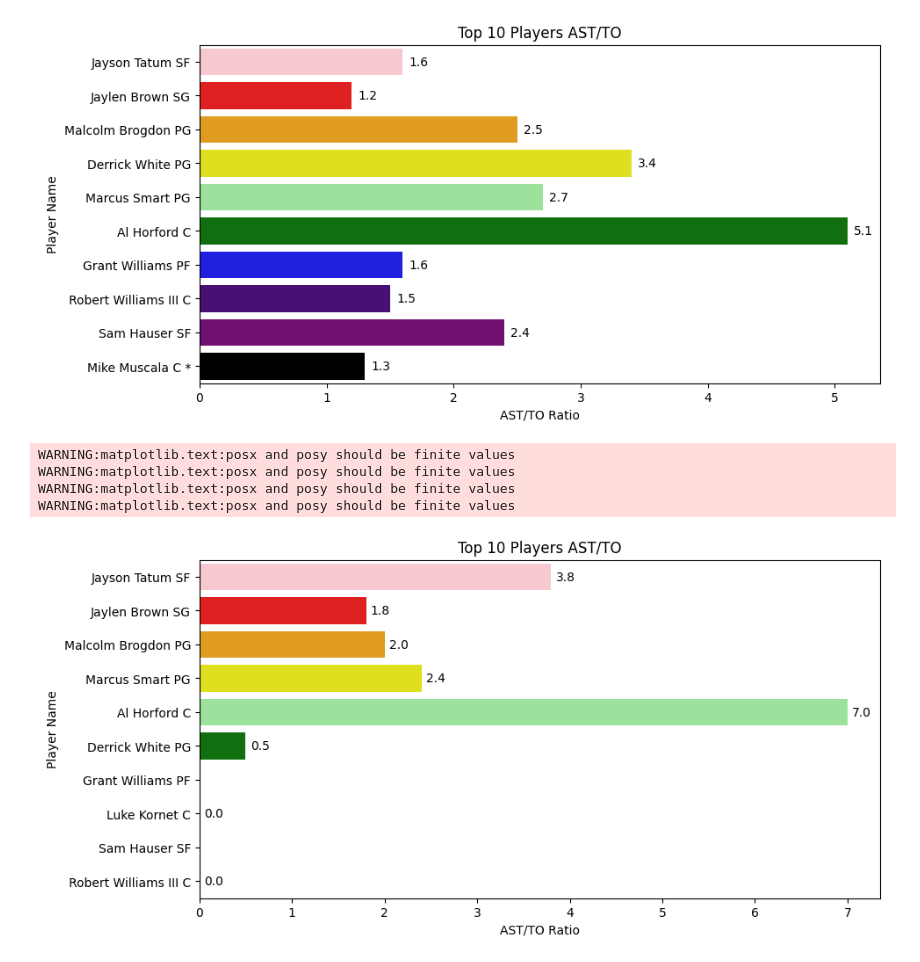
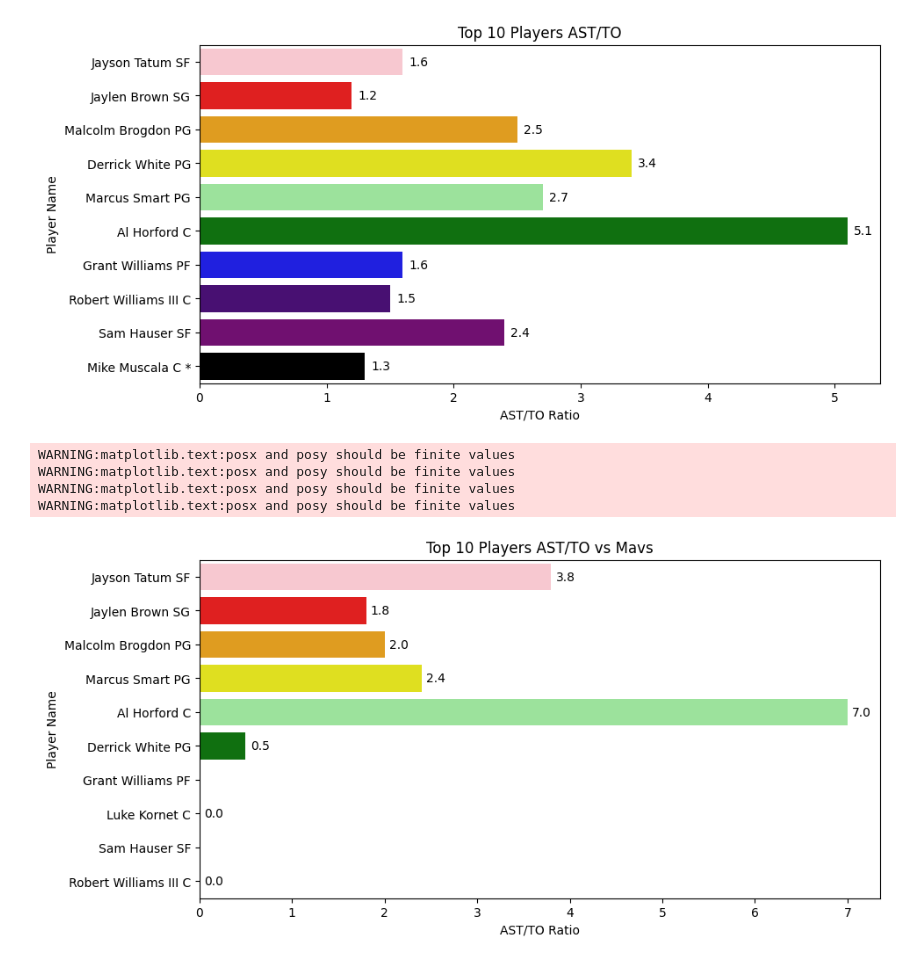
Before and after one commit to JeffYu12/Group-Project-, a Jupyter notebook: Group_Project_DSF.ipynb, the cells around one changed output. Drawn from its saved outputs; the diff is of its cells as text; code cells hidden in the pictures.

```diff
--- a/Group_Project_DSF.ipynb
+++ b/Group_Project_DSF.ipynb
@@ -94,28 +94,28 @@ plt.show()
 # %%
 df = pd.read_excel('Player_Stats.xlsx', sheet_name='Player 22-23 vs Mavs')
 top_10_df = df[['Name', 'AST/TO']].head(10)
 
 #rounds ast/to to one decimal place
 top_10_df['AST/TO'] = top_10_df['AST/TO'].round(1)
 
 #establishing the colors
 colors = ['pink', 'red', 'orange', 'yellow', 'lightgreen', 'green', 'blue', 'indigo', 'purple', 'black']
 
 #graph
 plt.figure(figsize=(10, 5))
 ax = sns.barplot(data=top_10_df, y='Name', x='AST/TO', hue='Name', dodge=False, palette=colors, legend=False)
-plt.title('Top 10 Players AST/TO')
+plt.title('Top 10 Players AST/TO vs Mavs')
 plt.xlabel('AST/TO Ratio')
 plt.ylabel('Player Name')
 
 #printing the value next to the bar
 for i, (name, ratio) in enumerate(zip(top_10_df['Name'], top_10_df['AST/TO'])):
     ax.text(ratio + 0.05, i, f"{ratio:.1f}", va='center')
 
 plt.show()
 # %% [output]
 WARNING:matplotlib.text:posx and posy should be finite values
 WARNING:matplotlib.text:posx and posy should be finite values
 WARNING:matplotlib.text:posx and posy should be finite values
 WARNING:matplotlib.text:posx and posy should be finite values
-[figure, old version]
+[figure, new version]
```
Also changed, not shown: parts of 1 cell of this notebook.
